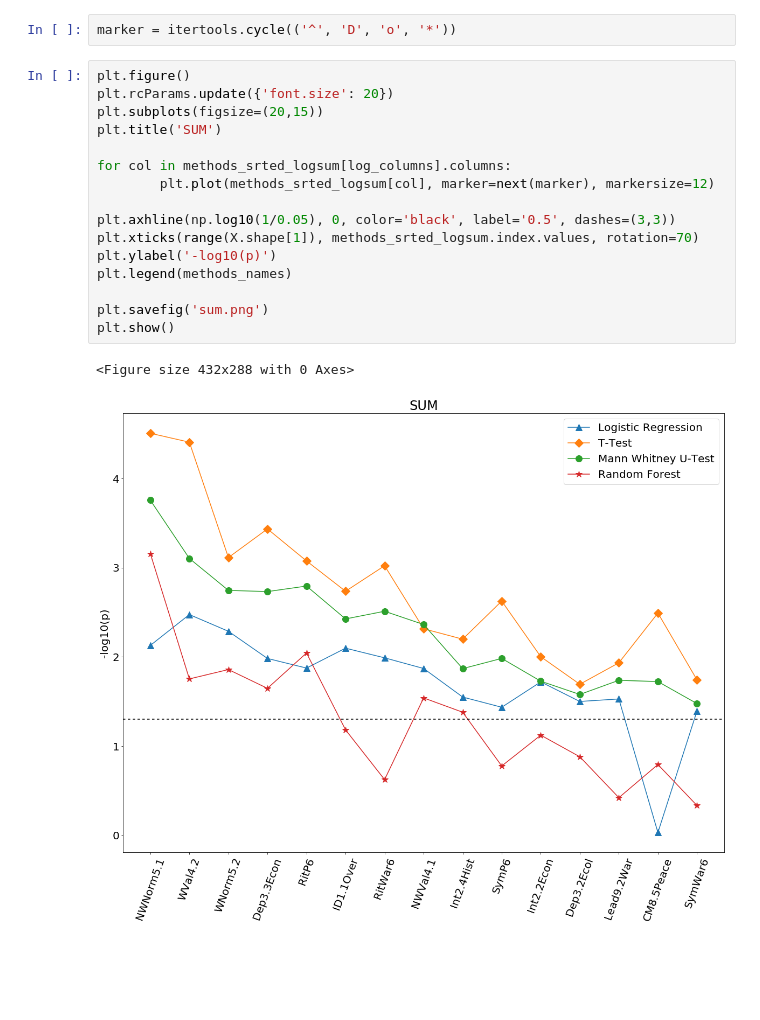
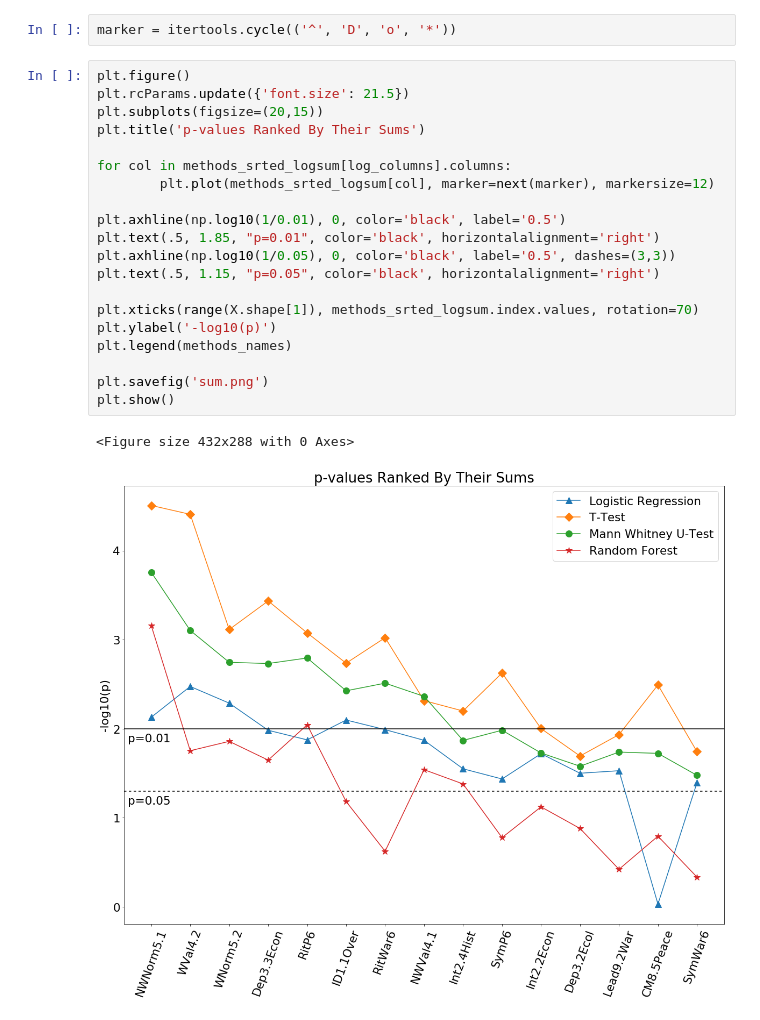
Before and after one commit to knarfamlap/Peace_System, a Jupyter notebook: main.ipynb, the cells around one changed output. Cells and saved outputs as stored; diff of their text form; blank space fills up the shorter version.

Commit message:
updates p values line for p=0.01 and p=0.05. Updates titles and fonts of sum and product plots

```diff
--- a/main.ipynb
+++ b/main.ipynb
@@ -540,22 +540,26 @@ methods_srted_logproduct
 marker = itertools.cycle(('^', 'D', 'o', '*'))
 # %%
 plt.figure()
-plt.rcParams.update({'font.size': 20})
+plt.rcParams.update({'font.size': 21.5})
 plt.subplots(figsize=(20,15))
-plt.title('SUM')
+plt.title('p-values Ranked By Their Sums')
 
 for col in methods_srted_logsum[log_columns].columns:
         plt.plot(methods_srted_logsum[col], marker=next(marker), markersize=12)
 
+plt.axhline(np.log10(1/0.01), 0, color='black', label='0.5')
+plt.text(.5, 1.85, "p=0.01", color='black', horizontalalignment='right')
 plt.axhline(np.log10(1/0.05), 0, color='black', label='0.5', dashes=(3,3))
+plt.text(.5, 1.15, "p=0.05", color='black', horizontalalignment='right')
+
 plt.xticks(range(X.shape[1]), methods_srted_logsum.index.values, rotation=70)
 plt.ylabel('-log10(p)')
 plt.legend(methods_names)
 
 plt.savefig('sum.png')
 plt.show()
 # %% [output]
 <Figure size 432x288 with 0 Axes>
-[figure, old version]
+[figure, new version]
 # %%
 plt.figure()
```
Also changed, not shown: parts of 1 cell of this notebook, 2 other files.
